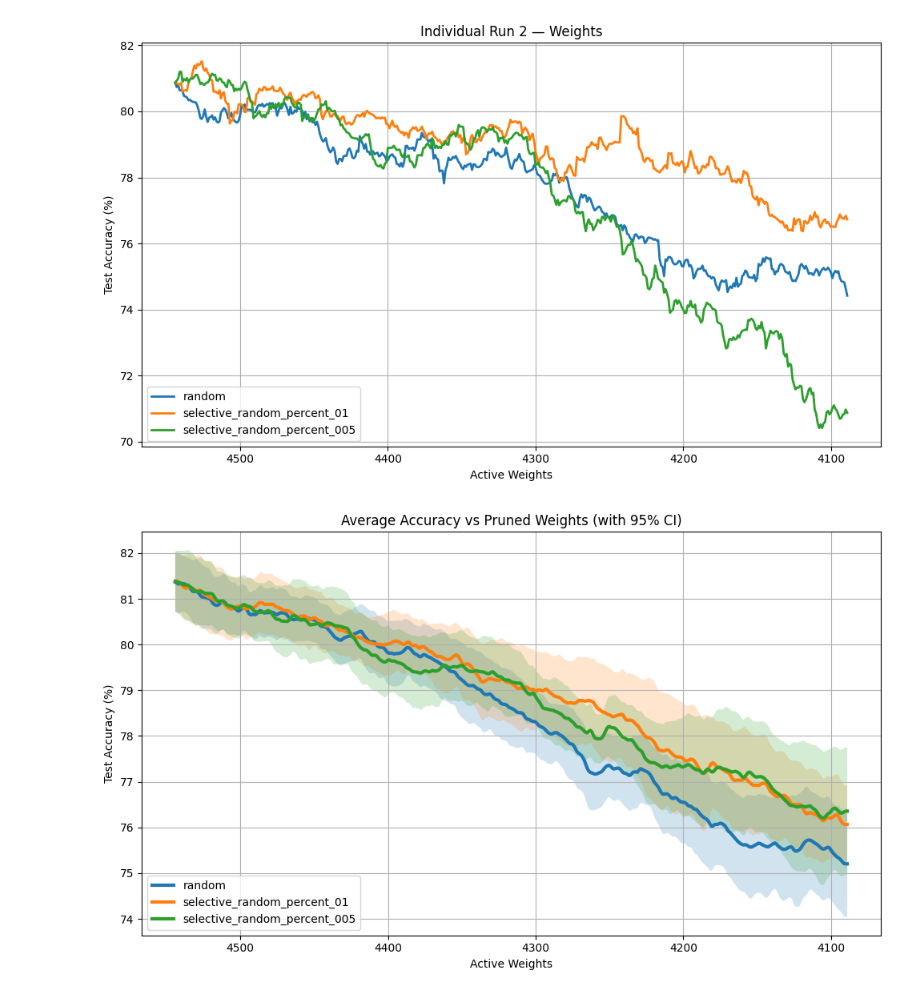
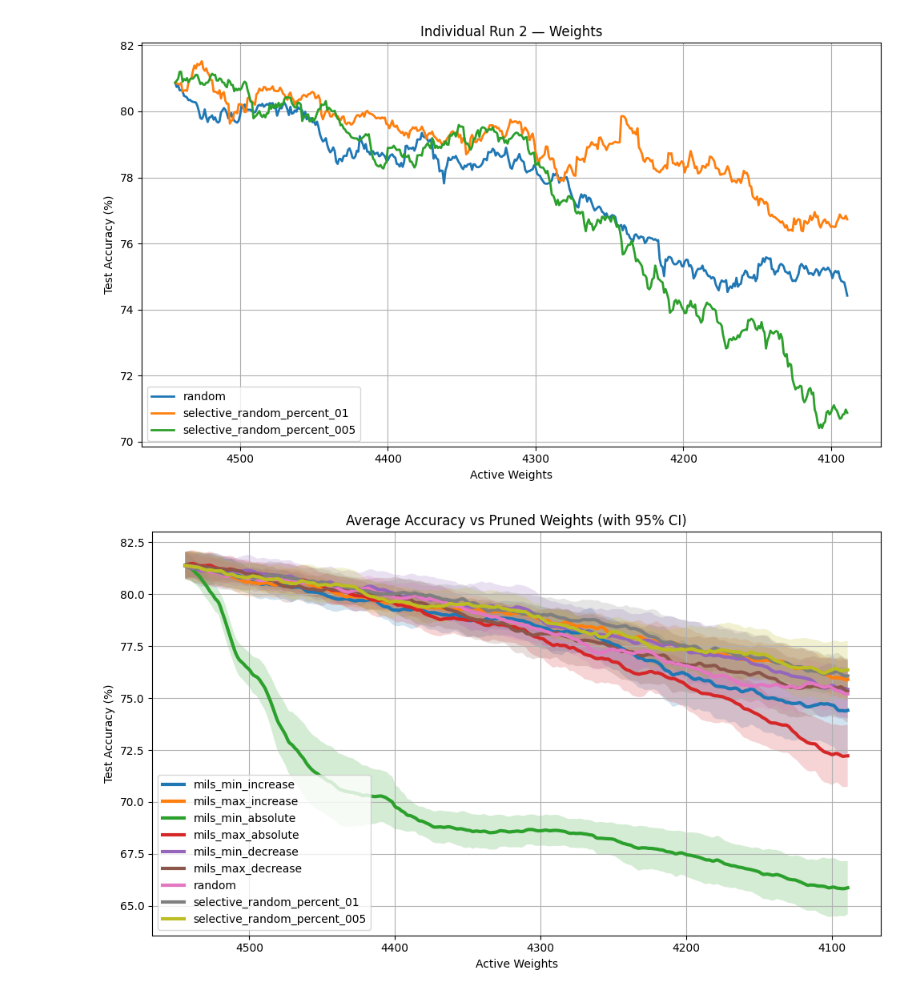
Before and after one commit to eyujis/mils-pruning, a Jupyter notebook: notebooks/test.ipynb, the cells around one changed output. Saved outputs shown, nothing was run; the diff lists cells and outputs as text; code cells hidden in the pictures.

```diff
--- a/notebooks/test.ipynb
+++ b/notebooks/test.ipynb
@@ -36,24 +36,24 @@ plot_single_run(
 # %%
 from mils_pruning import plot_averaged_results
 
 plot_averaged_results(
     arch_tag="arch_32_32",
     level="weight",
     names=[
-        # "mils_min_increase",
-        # "mils_max_increase",
-        # "mils_min_absolute",
-        # "mils_max_absolute",
-        # "mils_min_decrease",
-        # "mils_max_decrease",
+        "mils_min_increase",
+        "mils_max_increase",
+        "mils_min_absolute",
+        "mils_max_absolute",
+        "mils_min_decrease",
+        "mils_max_decrease",
         "random",
         "selective_random_percent_01",
         "selective_random_percent_005",
     ],
     num_runs=10,
     prune_step=1,
     sigma=1,
     show_ci=True
 )
 # %% [output]
-[figure, old version]
+[figure, new version]
```
